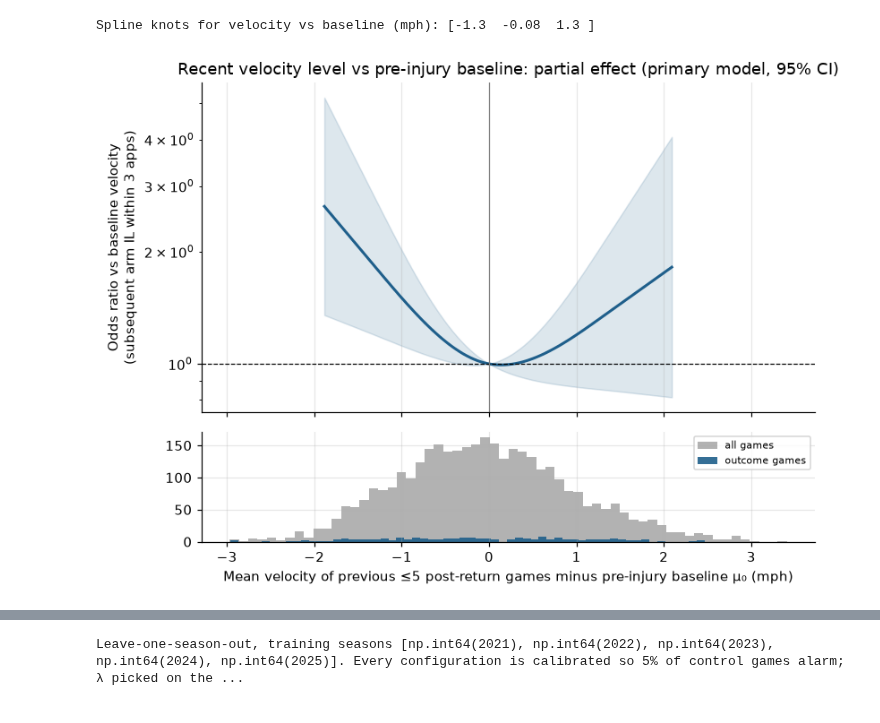
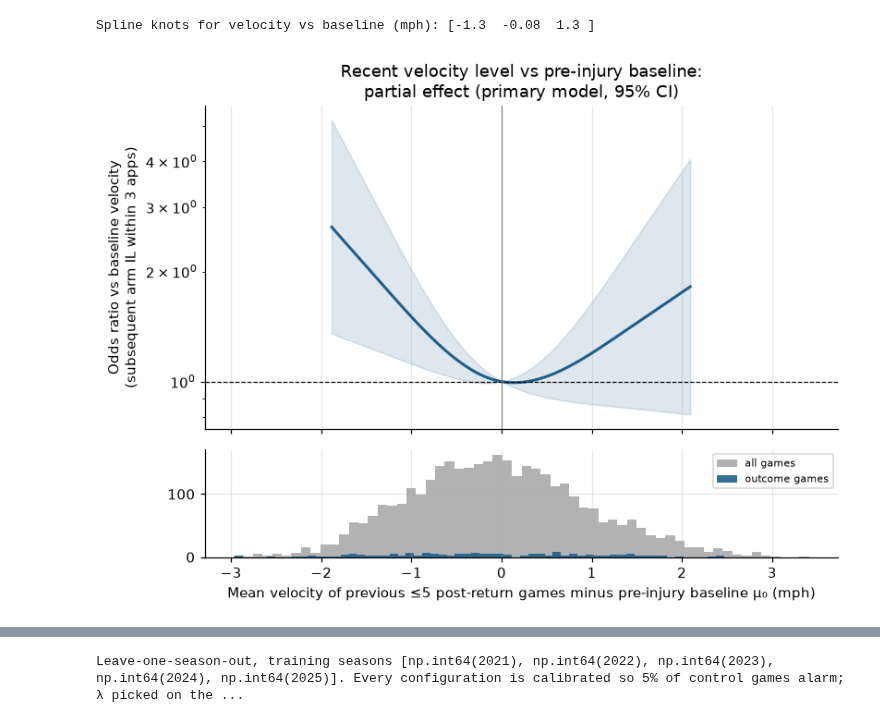
Before and after one commit to abrown9008/Sports-Analytics-and-Intelligence-Lab, a Jupyter notebook: MLB Pitcher Injuries/Arm_Reinjury_Velocity_EWMA_CUSUM_v3.ipynb, the cells around one changed output, grey strips where cells are left out. Drawn from its saved outputs; the diff is of its cells as text; code cells hidden in the pictures.

Commit message:
Fixed title on plot

```diff
--- a/MLB Pitcher Injuries/Arm_Reinjury_Velocity_EWMA_CUSUM_v3.ipynb
+++ b/MLB Pitcher Injuries/Arm_Reinjury_Velocity_EWMA_CUSUM_v3.ipynb
@@ -1723,26 +1723,26 @@ Spline knots for velocity vs baseline (mph): [-1.3  -0.08  1.3 ]
 # %%
 # Partial effect of velocity level (vs his pre-injury baseline), other terms held fixed.
 grid = np.linspace(*np.quantile(train_games["velo_dev"], [0.02, 0.98]), 101)
 B = rcs_basis(grid, knots) - rcs_basis(np.array([0.0]), knots)
 log_or = B @ b_p[[i_lin, i_nl]]
 se = np.sqrt(np.einsum("ij,jk,ik->i", B, V_p[np.ix_(idx, idx)], B))
 fig, (ax, axh) = plt.subplots(2, 1, figsize=(7.5, 5.6), sharex=True, gridspec_kw={"height_ratios": [3, 1]})
 ax.plot(grid, np.exp(log_or), color="#1f5f8b", lw=2)
 ax.fill_between(grid, np.exp(log_or - 1.96 * se), np.exp(log_or + 1.96 * se), color="#1f5f8b", alpha=0.15)
 ax.axhline(1, color="black", lw=0.8, ls="--")
 ax.axvline(0, color="grey", lw=0.8)
 ax.set_yscale("log")
 ax.set_ylabel(f"Odds ratio vs baseline velocity\n(subsequent {OUTCOME_LABEL} IL within {HAZARD_K} apps)")
-ax.set_title("Recent velocity level vs pre-injury baseline: partial effect (primary model, 95% CI)")
+ax.set_title("Recent velocity level vs pre-injury baseline:\npartial effect (primary model, 95% CI)")
 axh.hist(train_games["velo_dev"], bins=60, color="grey", alpha=0.6, label="all games")
 axh.hist(train_games.loc[train_games["outcome"] == 1, "velo_dev"], bins=60, color="#1f5f8b", alpha=0.9,
          label="outcome games")
 axh.set_xlabel("Mean velocity of previous ≤5 post-return games minus pre-injury baseline μ₀ (mph)")
 axh.legend(fontsize=7)
 fig.tight_layout()
 save(fig, "E8_velocity_partial_effect")
 # %% [output]
-[figure, old version]
+[figure, new version]
 # %%
 # ---- Section 14 follow-up: hockey-stick, velocity + CV, and lead time (training seasons) ----
 # Run after the Section 14 cells (uses model_table, TERM_LABELS, fit_for, unit_data, units, train_uids).
```
Also changed, not shown: 1 other file.
